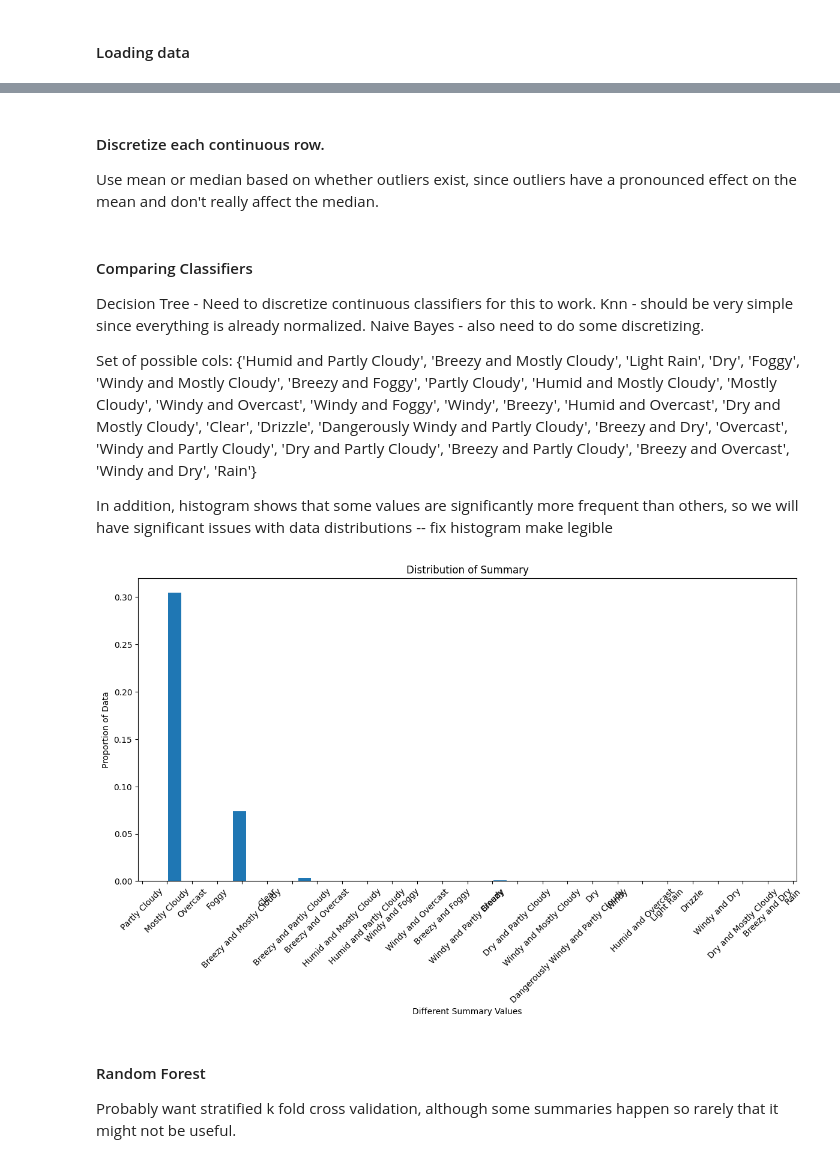
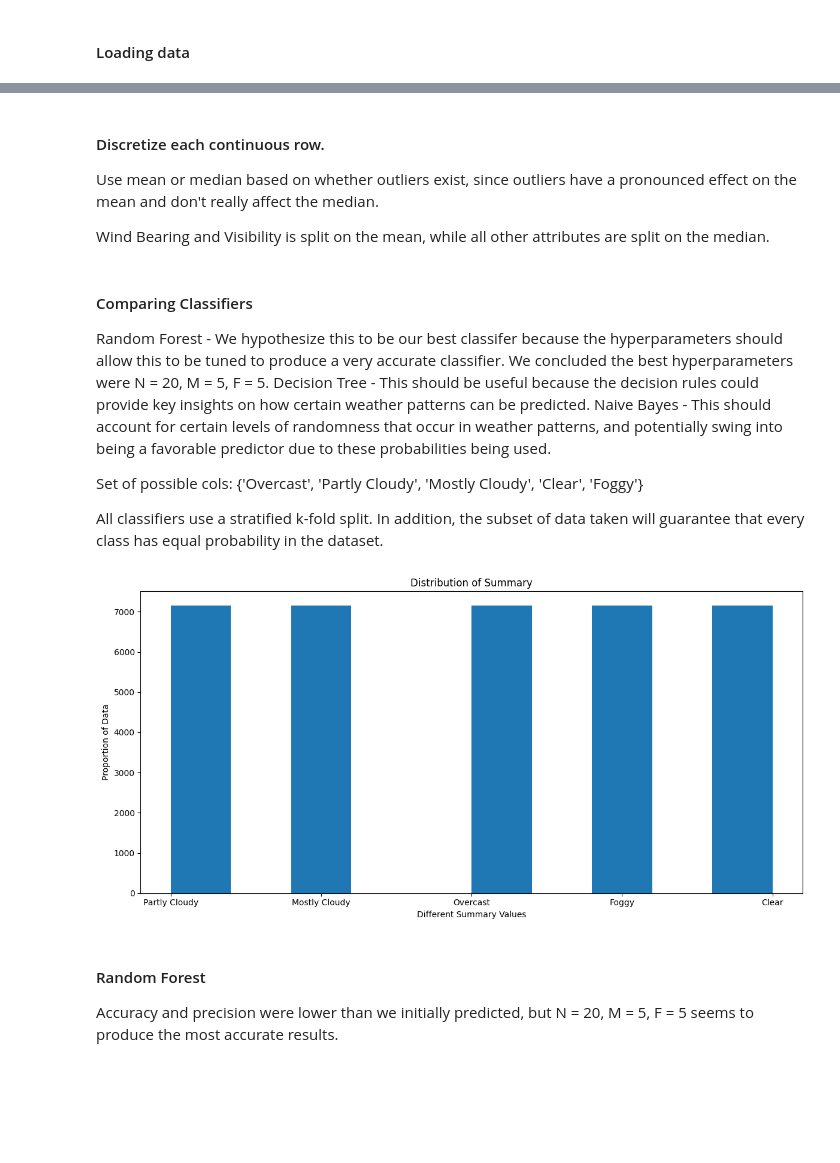
Before and after one commit to IsaacSShade/CPSC-322-Data-Science-Project, a Jupyter notebook: technical-report.ipynb, the cells around one changed output, grey strips where cells are left out. Cells and saved outputs as stored; diff of their text form; code cells hidden in the pictures; blank space fills up the shorter version.

Commit message:
wrote more in the technical report, restricted data to first 7148 instances for top 5 classifiers

```diff
--- a/technical-report.ipynb
+++ b/technical-report.ipynb
@@ -84,7 +84,7 @@ weather_data.save_to_file("output-data/weatherHistory_normalized_and_cleaned.csv
 # %%
 weather_data = MyPyTable().load_from_file("output-data/weatherHistory_normalized_and_cleaned.csv")
 
-all_ys = [val[0] for val in weather_data.select_columns(["Summary"]).data]
-weather_x_data = weather_data.select_columns(["Formatted Date", "Temperature (C)", "Apparent Temperature (C)",
+ys = [val[0] for val in weather_data.select_columns(["Summary"]).data]
+weather_x_data = weather_data.select_columns(["Temperature (C)", "Apparent Temperature (C)",
                                       "Humidity", "Wind Speed (km/h)", "Wind Bearing (degrees)", "Visibility (km)", "Pressure (millibars)"])
-all_xs = weather_x_data.data
+xs = weather_x_data.data
@@ -91 +94,14 @@ all_xs = weather_x_data.data
+# %%
+allowed = {'Overcast', 'Partly Cloudy', 'Mostly Cloudy', 'Clear', 'Foggy'}
+limit = 7148
+
+counts = {val: 0 for val in allowed}
+all_xs = []
+all_ys = []
+for i, row  in enumerate(xs):
+    y_val = ys[i]
+    if y_val in allowed and counts[y_val] < limit:
+        all_xs.append(row)
+        all_ys.append(y_val)
+        counts[y_val] += 1
 # %% [markdown]
@@ -139,6 +197,8 @@ plt.show()
 # %% [markdown]
 #### Discretize each continuous row.
 Use mean or median based on whether outliers exist, since outliers have a pronounced effect on the mean and don't really affect the median.
+
+Wind Bearing and Visibility is split on the mean, while all other attributes are split on the median.
 # %%
 num_features = 7
 weather_disc_data = []  # holds only discretized X columns
@@ -159,31 +219,30 @@ disc_prepped_weather = list(zip(*weather_disc_data))
 discretized_xs = [list(disc_prepped_weather[i]) for i in range(len(disc_prepped_weather))]
 # %% [markdown]
 #### Comparing Classifiers
-Decision Tree - Need to discretize continuous classifiers for this to work.
-Knn - should be very simple since everything is already normalized.
-Naive Bayes - also need to do some discretizing.
+Random Forest - We hypothesize this to be our best classifer because the hyperparameters should allow this to be tuned to produce a very accurate classifier. We concluded the best hyperparameters were N = 20, M = 5, F = 5.
+Decision Tree - This should be useful because the decision rules could provide key insights on how certain weather patterns can be predicted.
+Naive Bayes - This should account for certain levels of randomness that occur in weather patterns, and potentially swing into being a favorable predictor due to these probabilities being used.
 
-Set of possible cols: {'Humid and Partly Cloudy', 'Breezy and Mostly Cloudy', 'Light Rain', 'Dry', 'Foggy', 'Windy and Mostly Cloudy', 'Breezy and Foggy', 'Partly Cloudy', 'Humid and Mostly Cloudy', 'Mostly Cloudy', 'Windy and Overcast', 'Windy and Foggy', 'Windy', 'Breezy', 'Humid and Overcast', 'Dry and Mostly Cloudy', 'Clear', 'Drizzle', 'Dangerously Windy and Partly Cloudy', 'Breezy and Dry', 'Overcast', 'Windy and Partly Cloudy', 'Dry and Partly Cloudy', 'Breezy and Partly Cloudy', 'Breezy and Overcast', 'Windy and Dry', 'Rain'}
+Set of possible cols: {'Overcast', 'Partly Cloudy', 'Mostly Cloudy', 'Clear', 'Foggy'}
 
-In addition, histogram shows that some values are significantly more frequent than others, so we will have significant issues with data distributions -- fix histogram make legible
+All classifiers use a stratified k-fold split. In addition, the subset of data taken will guarantee that every class has equal probability in the dataset.
 # %%
 
-summary_col = weather_data.get_column('Summary')
+summary_col = all_ys
 import matplotlib.pyplot as plt
 
 plt.figure(figsize=(12,6))
-plt.hist(x = summary_col, density=True, rwidth = .2, histtype = 'barstacked')
+plt.hist(x = summary_col)
 plt.title('Distribution of Summary')
 plt.xlabel('Different Summary Values')
 plt.ylabel('Proportion of Data')
 plt.tight_layout()
-plt.xticks(rotation = 45, fontsize = 10)
 plt.show()
 # %% [output]
-[figure, old version]
+[figure, new version]
 # %% [markdown]
 #### Random Forest
 
-Probably want stratified k fold cross validation, although some summaries happen so rarely that it might not be useful.
+Accuracy and precision were lower than we initially predicted, but N = 20, M = 5, F = 5 seems to produce the most accurate results.
 # %%
 # hyperparameters N, M, F dont forget to tune
```
Also changed, not shown: parts of 14 cells of this notebook, 2 other files.
